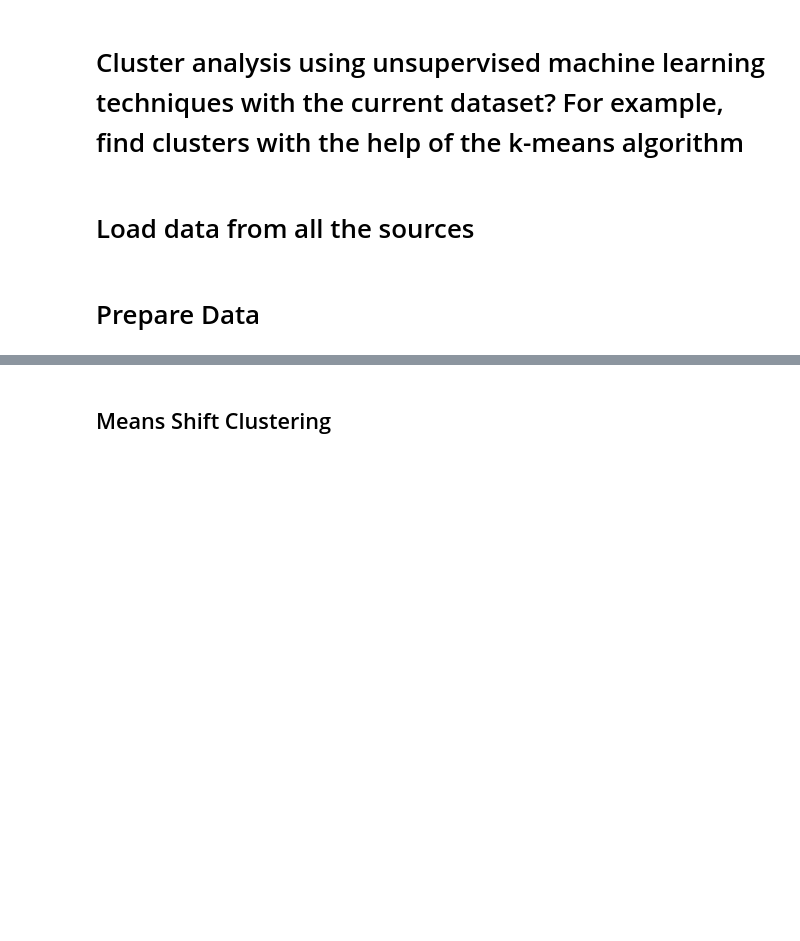
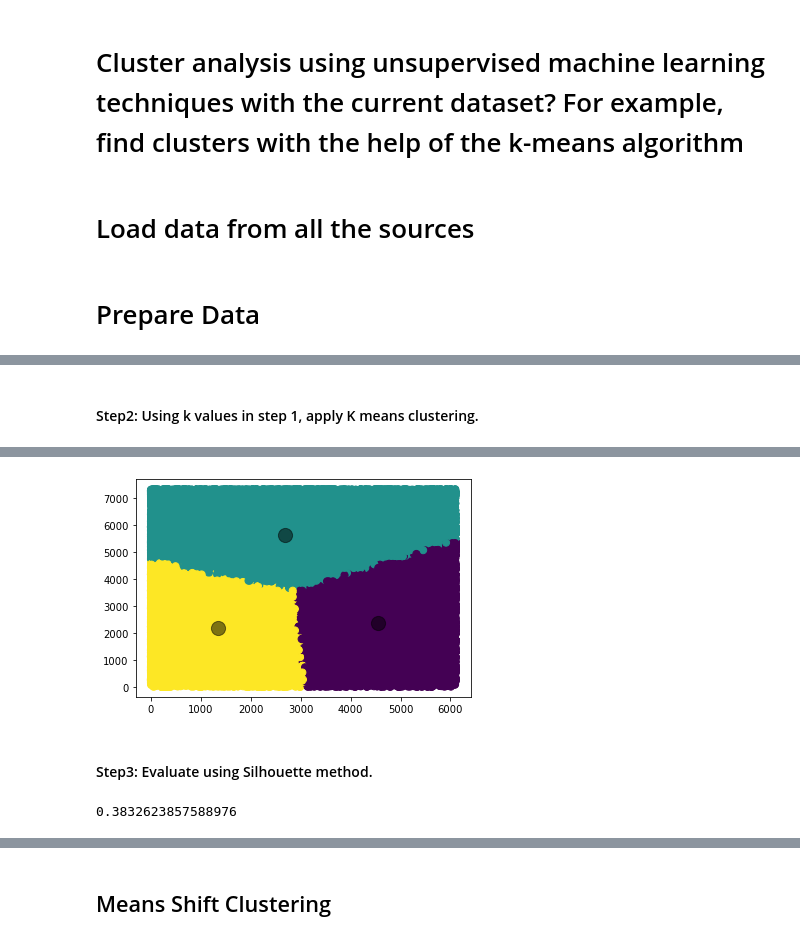
Before and after one commit to Iamnikhilramesh/Intern-files, a Jupyter notebook: Cluster analysis (Q2).ipynb, the cells around one changed output, grey strips where cells are left out. Cells and saved outputs as stored; diff of their text form; code cells hidden in the pictures; blank space fills up the shorter version.

```diff
--- a/Cluster analysis (Q2).ipynb
+++ b/Cluster analysis (Q2).ipynb
@@ -117,0 +272,2 @@ plt.show()
+# %%
+X = orders[['product_name_code','bill_city_code']]
@@ -117,0 +276,26 @@ plt.show()
+# %%
+inertia = []
+for i in range(1,11):
+    kmeans = KMeans(
+        n_clusters=i, init="k-means++",
+        n_init=10,
+        tol=1e-04, random_state=42
+    )
+    kmeans.fit(X)
+    inertia.append(kmeans.inertia_)
+fig = go.Figure(data=go.Scatter(x=np.arange(1,11),y=inertia))
+fig.update_layout(title="Inertia vs Cluster Number",xaxis=dict(range=[0,11],title="Cluster Number"),
+                  yaxis={'title':'Inertia'},
+                 annotations=[
+        dict(
+            x=3,
+            y=inertia[2],
+            xref="x",
+            yref="y",
+            text="Elbow!",
+            showarrow=True,
+            arrowhead=7,
+            ax=20,
+            ay=-40
+        )
+    ])
@@ -117,0 +304,20 @@ plt.show()
+# %% [markdown]
+#### Step2: Using k values in step 1, apply K means clustering.
+# %%
+#Apply k means with k value 3 as seen in the above elbow graph
+kmeans = KMeans(n_clusters=3)
+kmeans.fit(X)
+y_kmeans = kmeans.predict(X)
+
+plt.scatter(X.product_name_code, X.bill_city_code, c=y_kmeans, s=50, cmap='viridis')
+
+clusters=pd.DataFrame(X,columns=X.columns)
+clusters['label']=kmeans.labels_
+
+centers = kmeans.cluster_centers_
+plt.scatter(centers[:, 0], centers[:, 1], c='black', s=200, alpha=0.5)
+#How many orders are there in each clusters
+pie=clusters.groupby('label').size().reset_index()
+pie.columns=['label','value']
+px.pie(pie,values='value',names='label',color=['blue','red','green'])
+# %% [output]
@@ -117,0 +325,8 @@ plt.show()
+[figure, added]
+# %% [markdown]
+#### Step3: Evaluate using Silhouette method.
+# %%
+score = silhouette_score(X, kmeans.labels_, metric = 'euclidean')
+score
+# %% [output]
+0.3832623857588976
```
Also changed, not shown: parts of 57 cells of this notebook.
